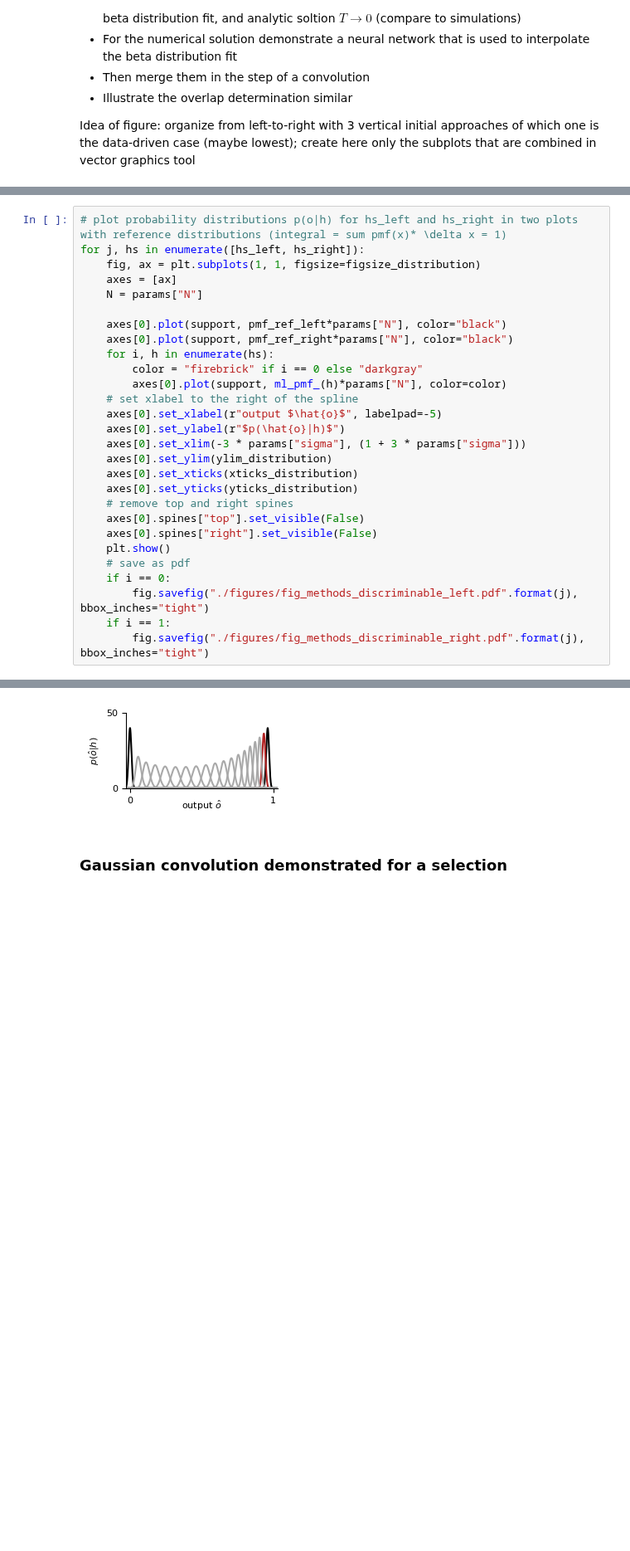
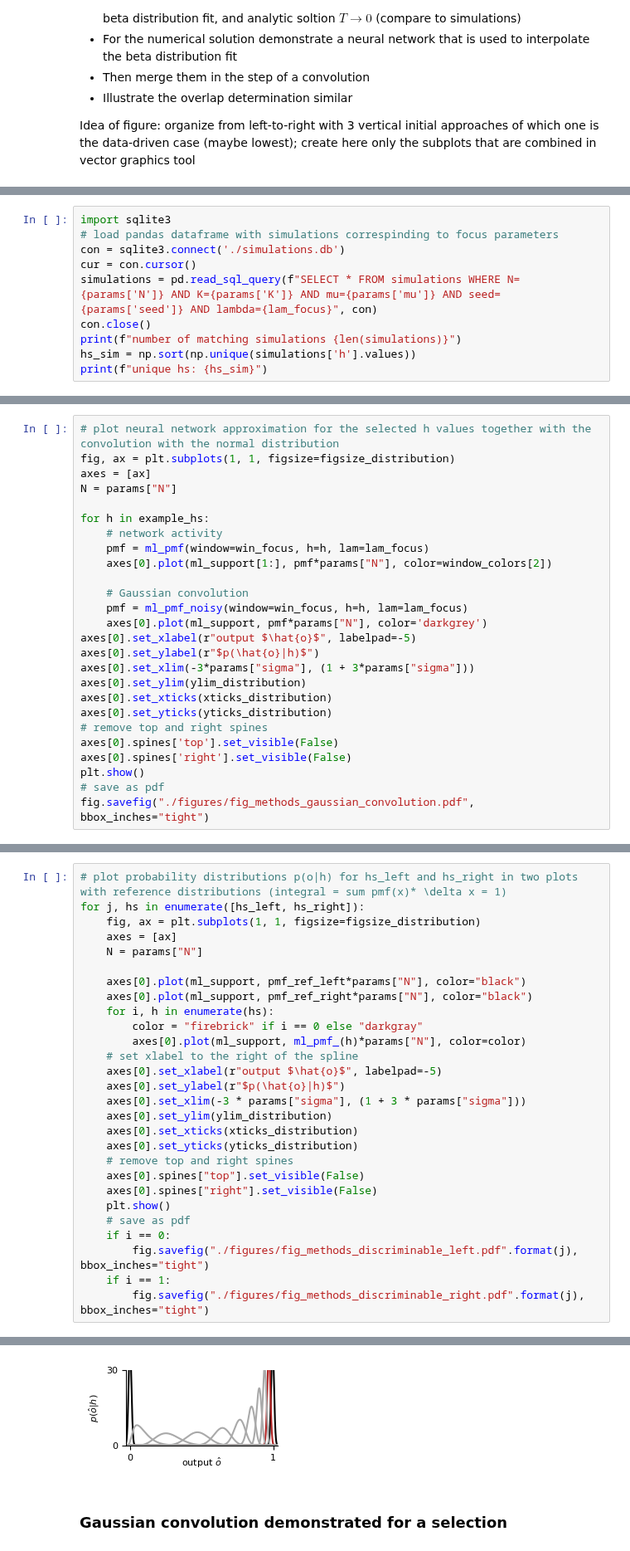
Before and after one commit to sahelazizpour/Finite-Observation-Dynamic-Range, a Jupyter notebook: 6_plot_worklow.ipynb, the cells around one changed output, grey strips where cells are left out. Shown at 83% size. Drawn from its saved outputs; the diff is of its cells as text; blank space fills up the shorter version.

Commit message:
created basic figures for workflow (needs fig-methods_preprocessed_data.h5 if executed away from data)

```diff
--- a/6_plot_worklow.ipynb
+++ b/6_plot_worklow.ipynb
@@ -84,0 +124,10 @@ def ml_pmf_noisy(window, lam, h):
+# %%
+import sqlite3
+# load pandas dataframe with simulations correspinding to focus parameters
+con = sqlite3.connect('./simulations.db')
+cur = con.cursor()
+simulations = pd.read_sql_query(f"SELECT * FROM simulations WHERE N={params['N']} AND K={params['K']} AND mu={params['mu']} AND seed={params['seed']} AND lambda={lam_focus}", con)
+con.close()
+print(f"number of matching simulations {len(simulations)}")
+hs_sim = np.sort(np.unique(simulations['h'].values))
+print(f"unique hs: {hs_sim}")
@@ -84,0 +385,26 @@ def ml_pmf_noisy(window, lam, h):
+# %%
+# plot neural network approximation for the selected h values together with the convolution with the normal distribution
+fig, ax = plt.subplots(1, 1, figsize=figsize_distribution)
+axes = [ax]
+N = params["N"]
+
+for h in example_hs:
+    # network activity
+    pmf = ml_pmf(window=win_focus, h=h, lam=lam_focus)
+    axes[0].plot(ml_support[1:], pmf*params["N"], color=window_colors[2])
+
+    # Gaussian convolution
+    pmf = ml_pmf_noisy(window=win_focus, h=h, lam=lam_focus)
+    axes[0].plot(ml_support, pmf*params["N"], color='darkgrey')
+axes[0].set_xlabel(r"output $\hat{o}$", labelpad=-5)
+axes[0].set_ylabel(r"$p(\hat{o}|h)$")
+axes[0].set_xlim(-3*params["sigma"], (1 + 3*params["sigma"]))
+axes[0].set_ylim(ylim_distribution)
+axes[0].set_xticks(xticks_distribution)
+axes[0].set_yticks(yticks_distribution)
+# remove top and right spines
+axes[0].spines['top'].set_visible(False)
+axes[0].spines['right'].set_visible(False)
+plt.show()
+# save as pdf
+fig.savefig("./figures/fig_methods_gaussian_convolution.pdf", bbox_inches="tight")
@@ -134,11 +481,11 @@ for j, hs in enumerate([hs_left, hs_right]):
     axes = [ax]
     N = params["N"]
 
-    axes[0].plot(support, pmf_ref_left*params["N"], color="black")
-    axes[0].plot(support, pmf_ref_right*params["N"], color="black")
+    axes[0].plot(ml_support, pmf_ref_left*params["N"], color="black")
+    axes[0].plot(ml_support, pmf_ref_right*params["N"], color="black")
     for i, h in enumerate(hs):
         color = "firebrick" if i == 0 else "darkgray"
-        axes[0].plot(support, ml_pmf_(h)*params["N"], color=color)
+        axes[0].plot(ml_support, ml_pmf_(h)*params["N"], color=color)
     # set xlabel to the right of the spline
     axes[0].set_xlabel(r"output $\hat{o}$", labelpad=-5)
     axes[0].set_ylabel(r"$p(\hat{o}|h)$")
@@ -160,3 +507,3 @@ for j, hs in enumerate([hs_left, hs_right]):
-[figure, old version]
+[figure, new version]
 # %% [markdown]
 ### Gaussian convolution demonstrated for a selection
```
Also changed, not shown: parts of 34 cells of this notebook.
